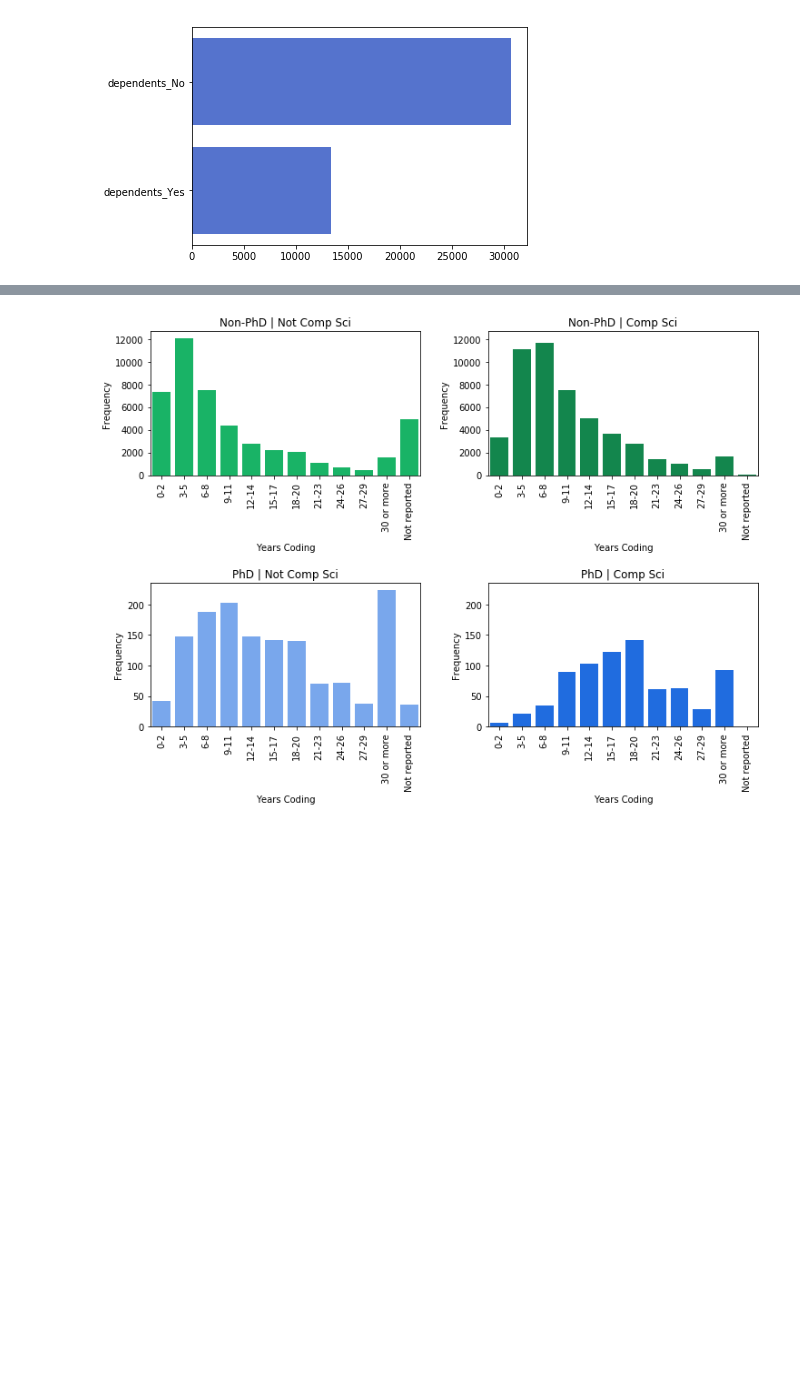
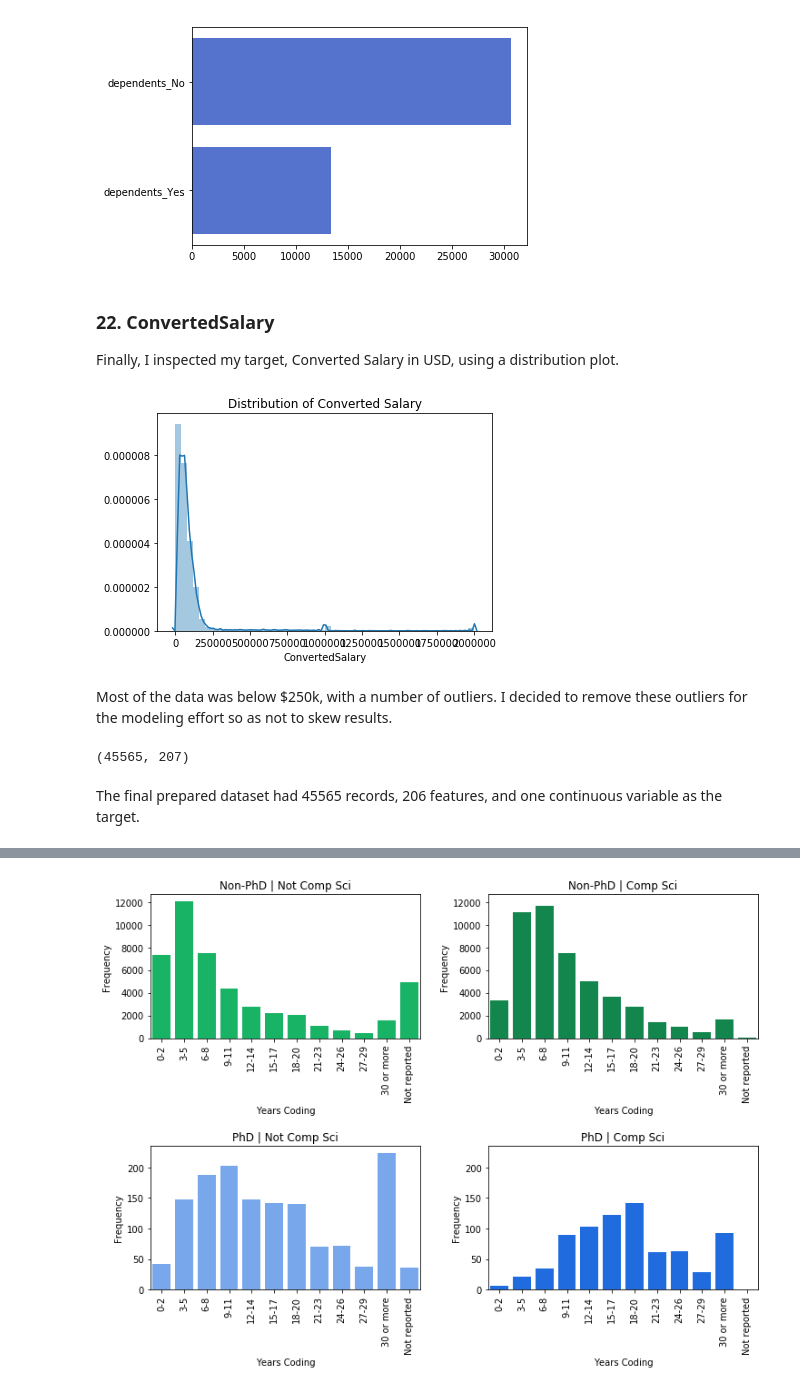
Before and after one commit to joshtice/stackoverflow2018, a Jupyter notebook: joshtice_stackoverflow_analysis.ipynb, the cells around one changed output, grey strips where cells are left out. Drawn from its saved outputs; the diff is of its cells as text; code cells hidden in the pictures; blank space fills up the shorter version.

```diff
--- a/joshtice_stackoverflow_analysis.ipynb
+++ b/joshtice_stackoverflow_analysis.ipynb
@@ -795,4 +827,7 @@ sns.barplot(x=hours_outside.value_counts().index, y=hours_outside.value_counts()
 plt.show()
 # %% [output]
 [figure]
+# %%
+df = pd.concat([df, hours_outside], axis=1)
+df = df.drop(columns=['HoursOutside'])
 # %% [markdown]
@@ -807,10 +842,10 @@ pprint(list(df.Exercise.unique()))
  nan]
 # %%
 exercise_mapping = {
-    "I don't typically exercise": 0,
-    '1 - 2 times per week': 1,
-    '3 - 4 times per week': 3,
-    'Daily or almost every day': 6,
+    "I don't typically exercise": 0.0,
+    '1 - 2 times per week': 1.0,
+    '3 - 4 times per week': 3.0,
+    'Daily or almost every day': 6.0,
      np.nan: np.nan,
 }
 
@@ -821,4 +856,7 @@ sns.barplot(x=exercise.value_counts().index, y=exercise.value_counts(), color='r
 plt.show()
 # %% [output]
 [figure]
+# %%
+df = pd.concat([df, exercise], axis=1)
+df = df.drop(columns=['Exercise'])
 # %% [markdown]
@@ -884,13 +922,13 @@ pprint(list(df.Age.unique()))
  '65 years or older']
 # %%
 age_mapping = {
-    'Under 18 years old': 15,
-    '18 - 24 years old': 18,
-    '25 - 34 years old': 25,
-    '35 - 44 years old': 35,
-    '45 - 54 years old': 45,
-    '55 - 64 years old': 55,
-    '65 years or older': 65,
+    'Under 18 years old': 15.0,
+    '18 - 24 years old': 18.0,
+    '25 - 34 years old': 25.0,
+    '35 - 44 years old': 35.0,
+    '45 - 54 years old': 45.0,
+    '55 - 64 years old': 55.0,
+    '65 years or older': 65.0,
     np.nan: np.nan,
 }
 
@@ -915,3 +953,22 @@ plt.show()
 # %%
 df = pd.concat([df, dependents], axis=1)
 df = df.drop(columns=['Dependents'])
+# %% [markdown]
+### 22. ConvertedSalary
+
+Finally, I inspected my target, Converted Salary in USD, using a distribution plot.
+# %%
+sns.distplot(df.ConvertedSalary)
+plt.title('Distribution of Converted Salary')
+plt.show()
+# %% [output]
+[figure, added]
+# %% [markdown]
+Most of the data was below $250k, with a number of outliers. I decided to remove these outliers for the modeling effort so as not to skew results.
+# %%
+df = df[df.ConvertedSalary <= 250000]
+df.shape
+# %% [output]
+(45565, 207)
+# %% [markdown]
+The final prepared dataset had 45565 records, 206 features, and one continuous variable as the target.
```
Also changed, not shown: parts of 45 cells of this notebook.
